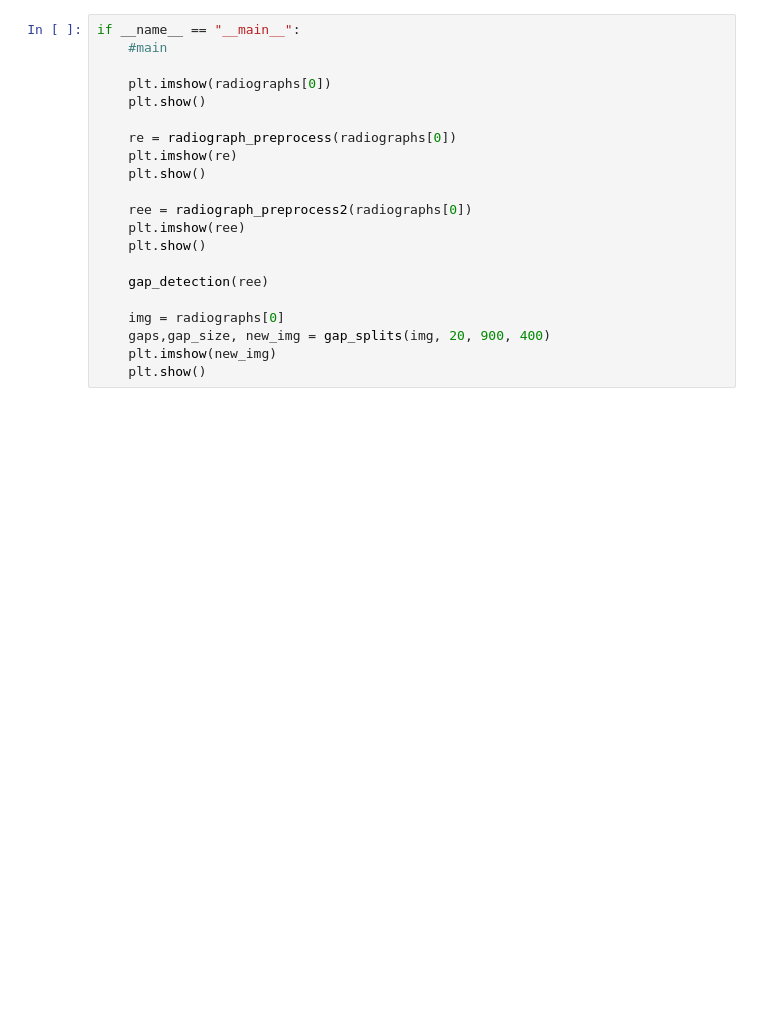
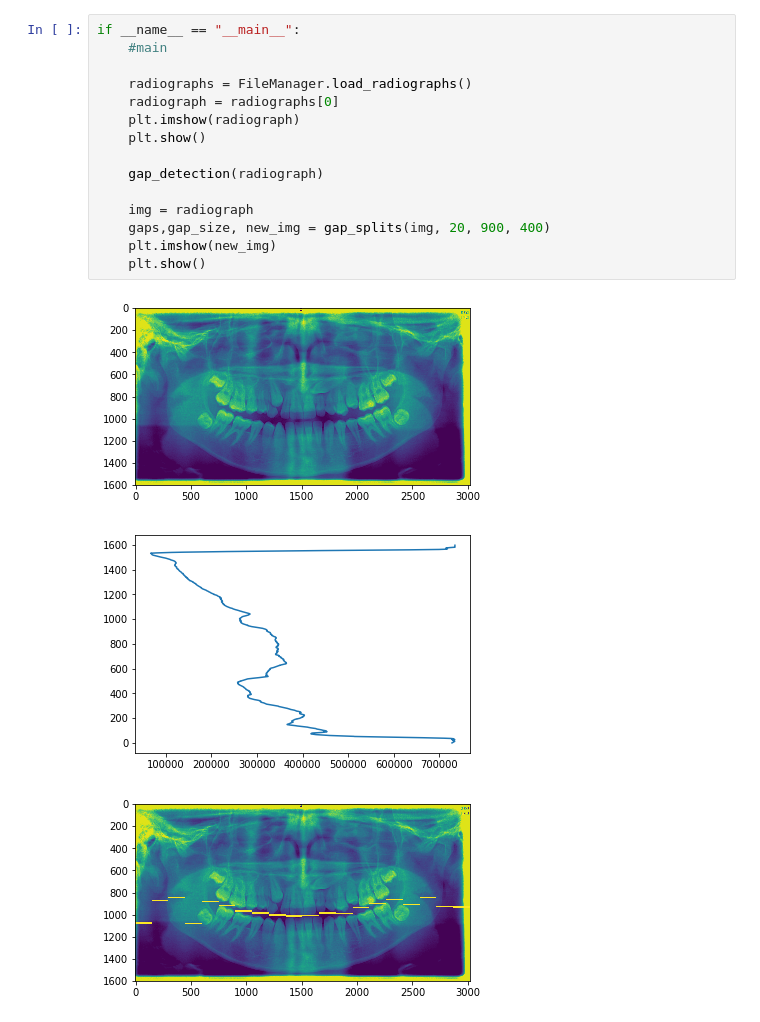
Before and after one commit to Aoriseth/Python-Active-shape-model-for-Incisor-Segmentation, a Jupyter notebook: Initial_pose_estimator.ipynb, the cells around one changed output. Cells and saved outputs as stored; diff of their text form; blank space fills up the shorter version.

```diff
--- a/Initial_pose_estimator.ipynb
+++ b/Initial_pose_estimator.ipynb
@@ -117,21 +122,19 @@ def active_contour_match(img, init):
 # %%
 if __name__ == "__main__":
     #main
 
-    plt.imshow(radiographs[0])
+    radiographs = FileManager.load_radiographs()
+    radiograph = radiographs[0]
+    plt.imshow(radiograph)
     plt.show()
 
-    re = radiograph_preprocess(radiographs[0])
-    plt.imshow(re)
-    plt.show()
+    gap_detection(radiograph)
 
-    ree = radiograph_preprocess2(radiographs[0])
-    plt.imshow(ree)
-    plt.show()
-
-    gap_detection(ree)
-
-    img = radiographs[0]
+    img = radiograph
     gaps,gap_size, new_img = gap_splits(img, 20, 900, 400)
     plt.imshow(new_img)
     plt.show()
+# %% [output]
+[figure, added]
+[figure, added]
+[figure, added]
```
Also changed, not shown: parts of 1 cell of this notebook, 4 other files.
